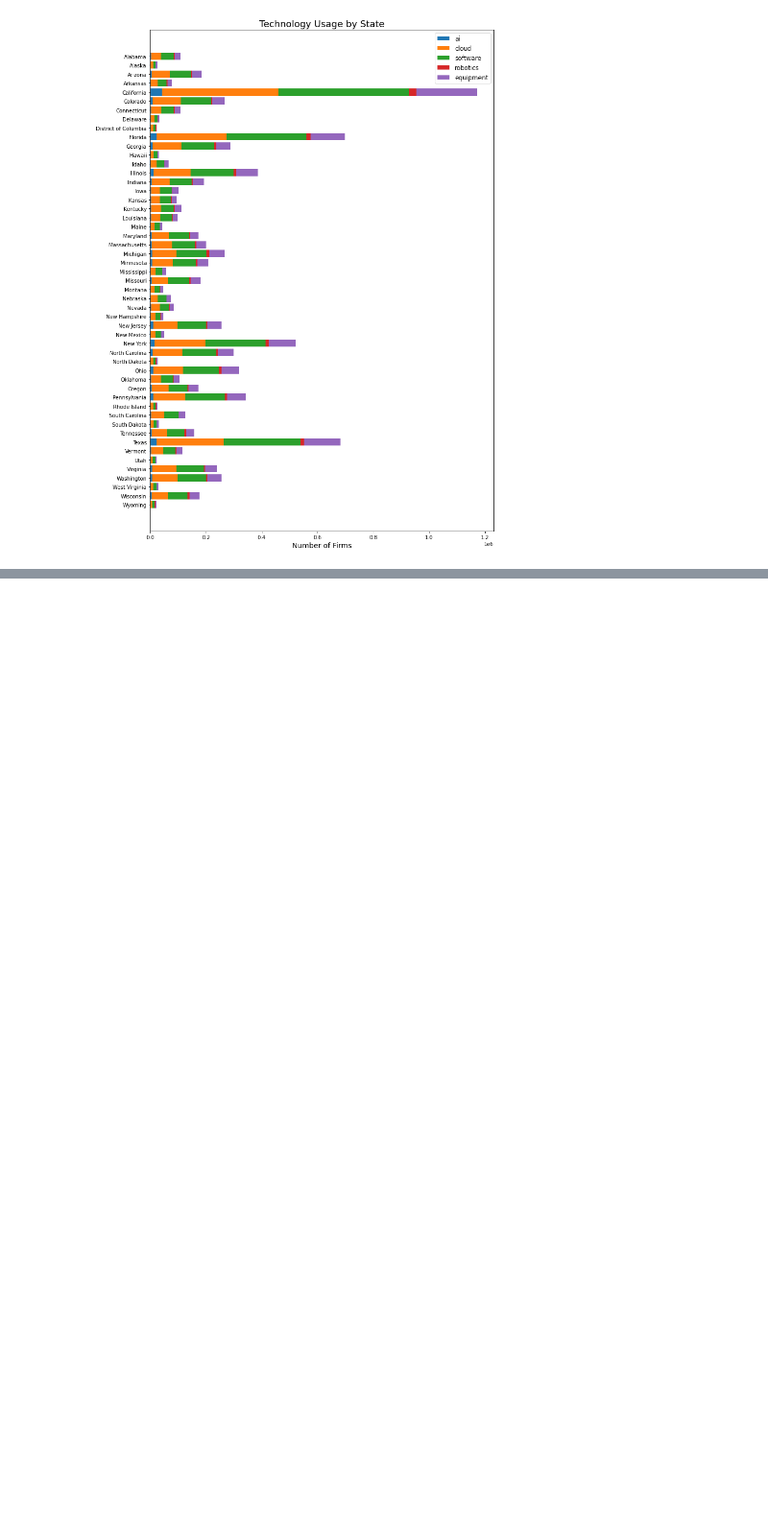
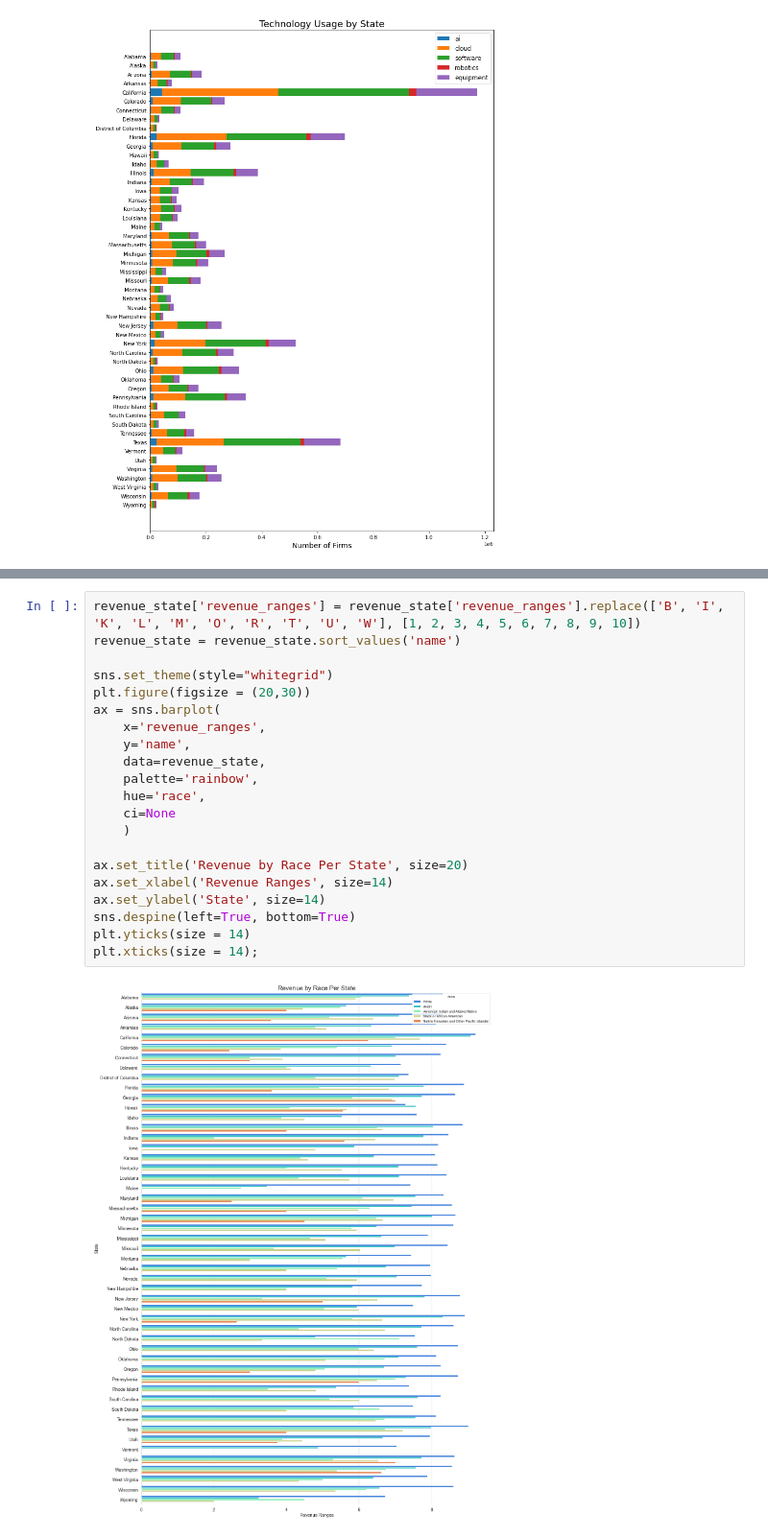
Before and after one commit to CMatador/asmt-8, a Jupyter notebook: viz.ipynb, the cells around one changed output, grey strips where cells are left out. Shown at 96% size. Saved outputs shown, nothing was run; the diff lists cells and outputs as text; blank space fills up the shorter version.

```diff
--- a/viz.ipynb
+++ b/viz.ipynb
@@ -117,0 +189,23 @@ plt.title('Impact of Technology on STEM skills of workers');
+# %%
+revenue_state['revenue_ranges'] = revenue_state['revenue_ranges'].replace(['B', 'I', 'K', 'L', 'M', 'O', 'R', 'T', 'U', 'W'], [1, 2, 3, 4, 5, 6, 7, 8, 9, 10])
+revenue_state = revenue_state.sort_values('name')
+
+sns.set_theme(style="whitegrid")
+plt.figure(figsize = (20,30))
+ax = sns.barplot(
+    x='revenue_ranges',
+    y='name',
+    data=revenue_state,
+    palette='rainbow',
+    hue='race',
+    ci=None
+    )
+
+ax.set_title('Revenue by Race Per State', size=20)
+ax.set_xlabel('Revenue Ranges', size=14)
+ax.set_ylabel('State', size=14)
+sns.despine(left=True, bottom=True)
+plt.yticks(size = 14)
+plt.xticks(size = 14);
+# %% [output]
+[figure, added]
```
Also changed, not shown: parts of 12 cells of this notebook, 6 other files.
